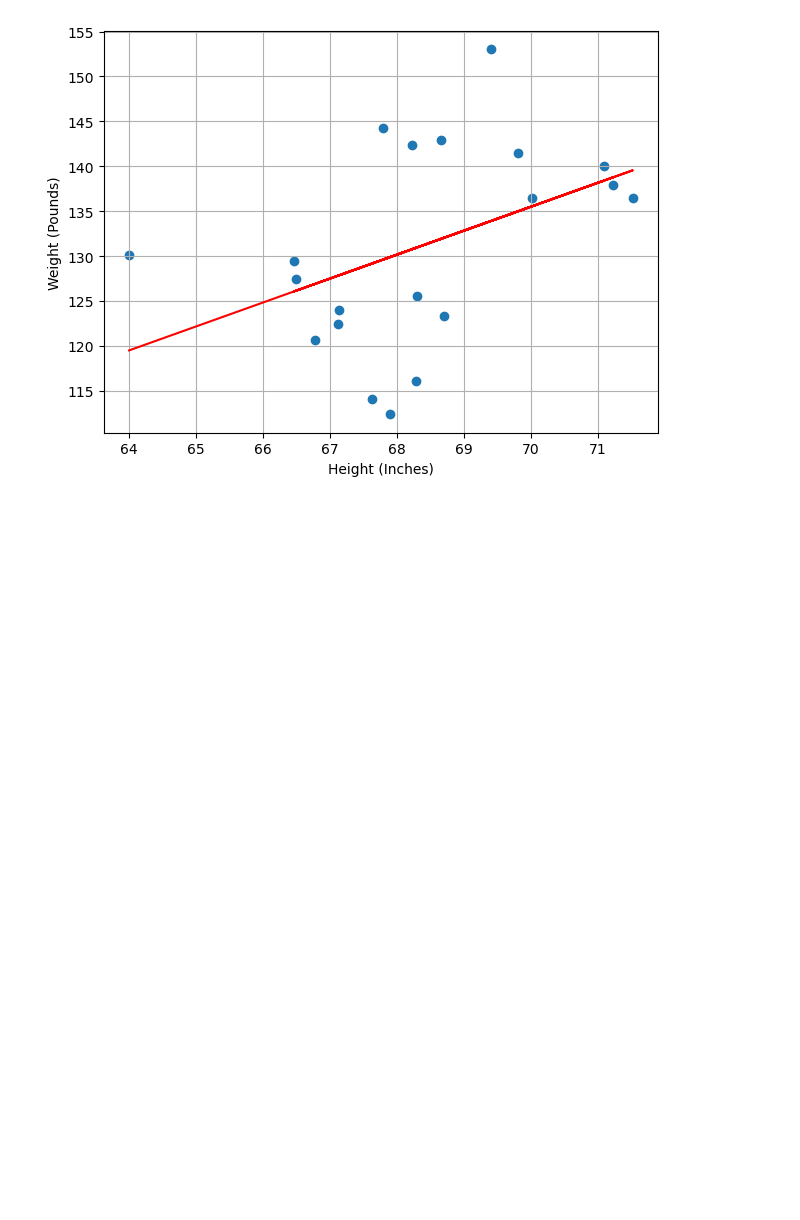
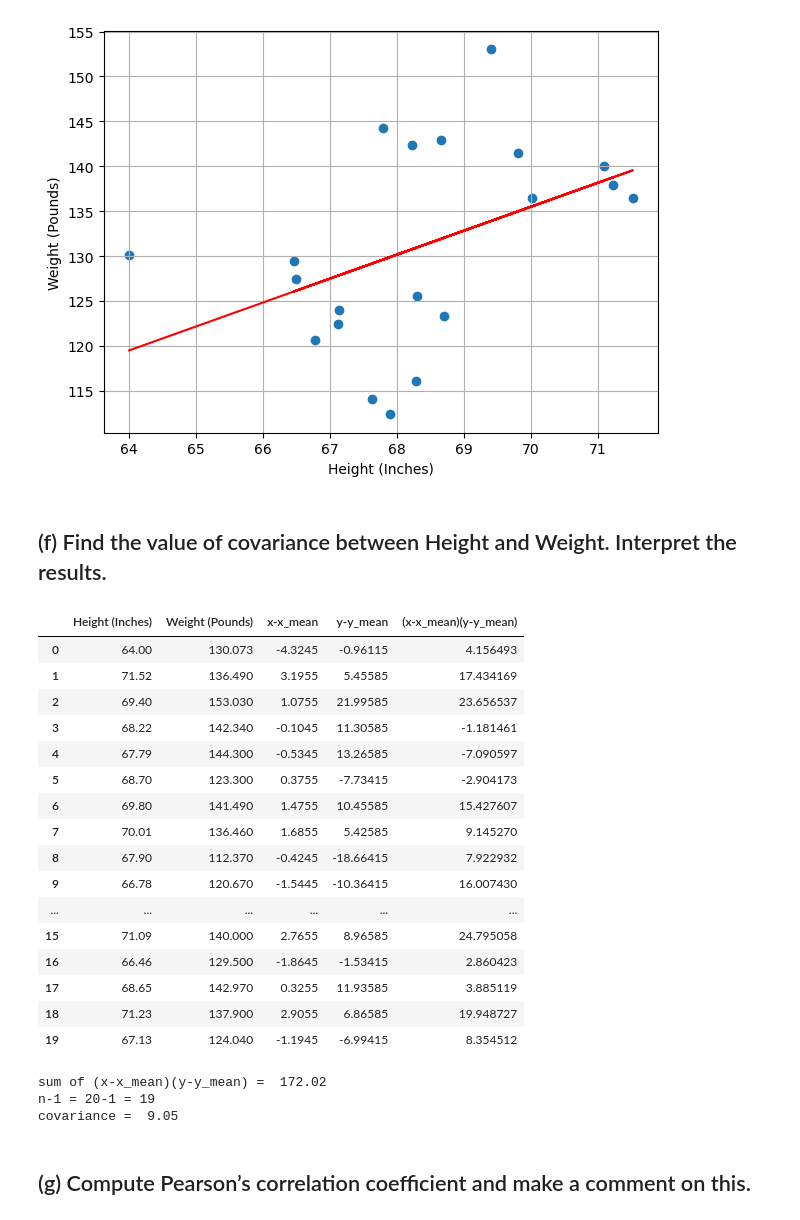
Before and after one commit to ihsanulcode/Height-Weight-Statistics, a Jupyter notebook: Statistics_Assignment_Solution.ipynb, the cells around one changed output. Saved outputs shown, nothing was run; the diff lists cells and outputs as text; code cells hidden in the pictures; blank space fills up the shorter version.

```diff
--- a/Statistics_Assignment_Solution.ipynb
+++ b/Statistics_Assignment_Solution.ipynb
@@ -230,3 +225,43 @@ save_fig('height-weight-graph')
 plt.show()
 # %% [output]
 [figure]
+# %% [markdown]
+## (f) Find the value of covariance between Height and Weight. Interpret the results.
+# %%
+x = df['Height (Inches)']
+y = df['Weight (Pounds)']
+
+df_cov = df
+df_cov['x-x_mean'] = x - x.mean()
+df_cov['y-y_mean'] = y - y.mean()
+df_cov['(x-x_mean)(y-y_mean)'] = (x - x.mean())*(y - y.mean())
+df_cov
+# %% [output]
+|  | Height (Inches) | Weight (Pounds) | x-x_mean | y-y_mean | (x-x_mean)(y-y_mean) |
+| 0 | 64.00 | 130.073 | -4.3245 | -0.96115 | 4.156493 |
+| 1 | 71.52 | 136.490 | 3.1955 | 5.45585 | 17.434169 |
+| 2 | 69.40 | 153.030 | 1.0755 | 21.99585 | 23.656537 |
+| 3 | 68.22 | 142.340 | -0.1045 | 11.30585 | -1.181461 |
+| 4 | 67.79 | 144.300 | -0.5345 | 13.26585 | -7.090597 |
+| 5 | 68.70 | 123.300 | 0.3755 | -7.73415 | -2.904173 |
+| 6 | 69.80 | 141.490 | 1.4755 | 10.45585 | 15.427607 |
+| 7 | 70.01 | 136.460 | 1.6855 | 5.42585 | 9.145270 |
+| 8 | 67.90 | 112.370 | -0.4245 | -18.66415 | 7.922932 |
+| 9 | 66.78 | 120.670 | -1.5445 | -10.36415 | 16.007430 |
+| ... | ... | ... | ... | ... | ... |
+| 15 | 71.09 | 140.000 | 2.7655 | 8.96585 | 24.795058 |
+| 16 | 66.46 | 129.500 | -1.8645 | -1.53415 | 2.860423 |
+| 17 | 68.65 | 142.970 | 0.3255 | 11.93585 | 3.885119 |
+| 18 | 71.23 | 137.900 | 2.9055 | 6.86585 | 19.948727 |
+| 19 | 67.13 | 124.040 | -1.1945 | -6.99415 | 8.354512 |
+# %%
+sum_temp = sum(df_cov['(x-x_mean)(y-y_mean)'])
+print('sum of (x-x_mean)(y-y_mean) = ',round(sum_temp,2))
+print('n-1 = 20-1 = 19')
+print('covariance = ',round((sum_temp/19),2))
+# %% [output]
+sum of (x-x_mean)(y-y_mean) =  172.02
+n-1 = 20-1 = 19
+covariance =  9.05
+# %% [markdown]
+## (g) Compute Pearson’s correlation coefficient and make a comment on this.
```
Also changed, not shown: parts of 9 cells of this notebook.
